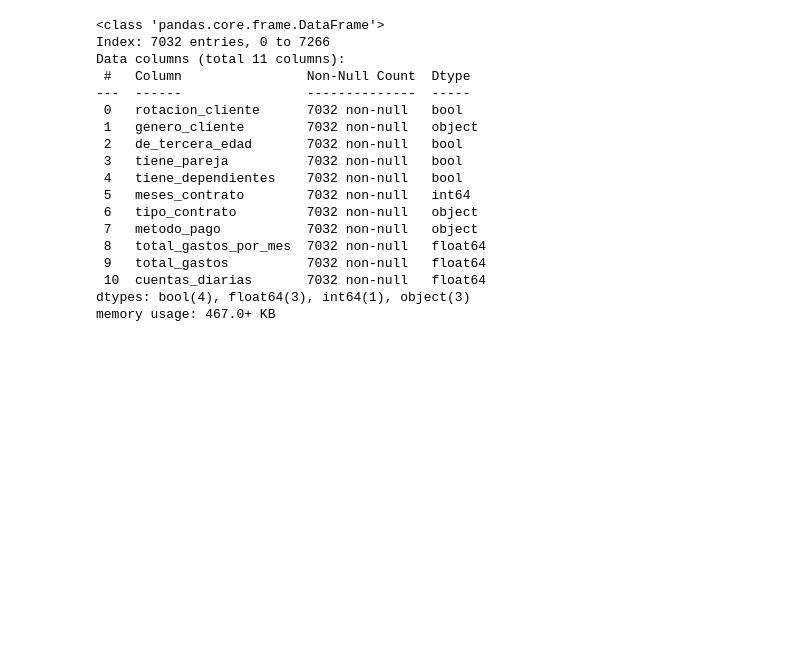
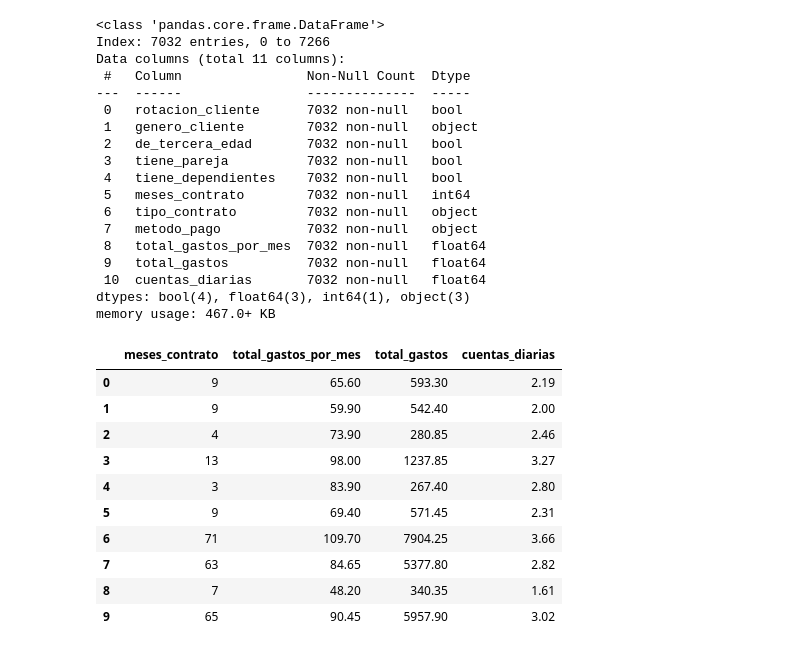
Before and after one commit to CatalinaOrtegha/3rdChallenge-TelecomX, a Jupyter notebook: 3rdChallenge_TelecomX.ipynb, the cells around one changed output. Saved outputs shown, nothing was run; the diff lists cells and outputs as text; code cells hidden in the pictures; blank space fills up the shorter version.

```diff
--- a/3rdChallenge_TelecomX.ipynb
+++ b/3rdChallenge_TelecomX.ipynb
@@ -41,3 +41,18 @@ Data columns (total 11 columns):
  10  cuentas_diarias       7032 non-null   float64
 dtypes: bool(4), float64(3), int64(1), object(3)
 memory usage: 467.0+ KB
+# %%
+numerica = data.drop(["rotacion_cliente","genero_cliente","de_tercera_edad","tiene_pareja","tiene_dependientes","tipo_contrato","metodo_pago"], axis=1)
+numerica.head(10)
+# %% [output]
+|  | meses_contrato | total_gastos_por_mes | total_gastos | cuentas_diarias |
+| 0 | 9 | 65.60 | 593.30 | 2.19 |
+| 1 | 9 | 59.90 | 542.40 | 2.00 |
+| 2 | 4 | 73.90 | 280.85 | 2.46 |
+| 3 | 13 | 98.00 | 1237.85 | 3.27 |
+| 4 | 3 | 83.90 | 267.40 | 2.80 |
+| 5 | 9 | 69.40 | 571.45 | 2.31 |
+| 6 | 71 | 109.70 | 7904.25 | 3.66 |
+| 7 | 63 | 84.65 | 5377.80 | 2.82 |
+| 8 | 7 | 48.20 | 340.35 | 1.61 |
+| 9 | 65 | 90.45 | 5957.90 | 3.02 |
```
Also changed, not shown: parts of 5 cells of this notebook.
